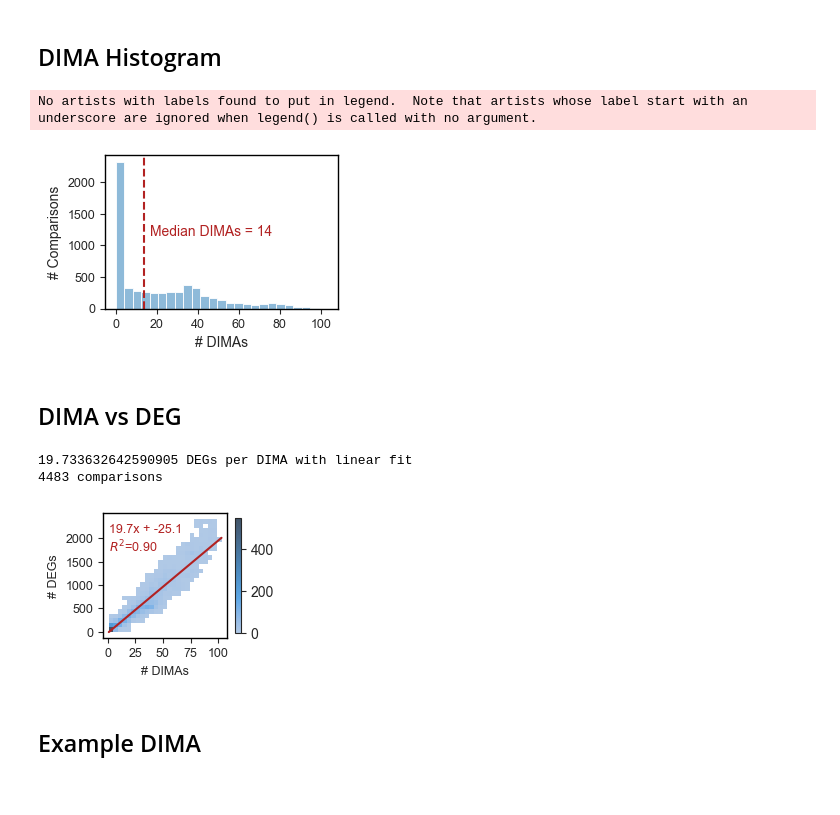
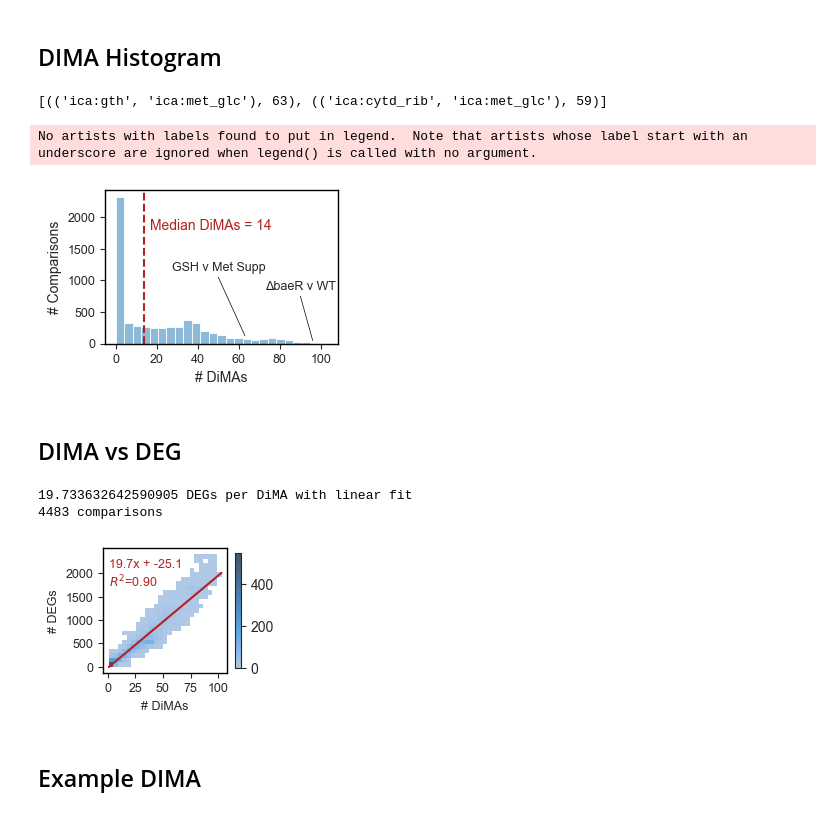
Before and after one commit to SBRG/precise1k, a Jupyter notebook: notebooks/precise1k/fig__investigate_activities.ipynb, the cells around one changed output. Cells and saved outputs as stored; diff of their text form; code cells hidden in the pictures.

```diff
--- a/notebooks/precise1k/fig__investigate_activities.ipynb
+++ b/notebooks/precise1k/fig__investigate_activities.ipynb
@@ -151,29 +151,39 @@ for deg_file in tqdm(os.listdir(DEG_PATH)):
         # only accept adjusted p-values below 0.01 and larger log-fold changes
         sig_deg_df = deg_df[(deg_df['padj'] < 0.01) & (deg_df['log2FoldChange'].abs() > 1.5)]
         cond_pair_to_deg_count[(full_name_1, full_name_2)] = sig_deg_df.shape[0]
+# %%
+[(k, v) for k, v in cond_pair_to_dima_count.items() if v > 50 and ('met' in k[0] or 'met' in k[1])]
+# %% [output]
+[(('ica:gth', 'ica:met_glc'), 63), (('ica:cytd_rib', 'ica:met_glc'), 59)]
 # %%
 _, ax = plt.subplots(figsize=(3, 2))
 
 sns.histplot(cond_pair_to_dima_count.values(), color='steelblue', bins=25, ax=ax)
 
 ax.legend().set_visible(False)
 ax.tick_params(axis='both', labelsize=9)
-ax.set_xlabel('# DIMAs', fontsize=10)
+ax.set_xlabel('# DiMAs', fontsize=10)
 ax.set_ylabel('# Comparisons')
 
 median_dimas = np.median(list(cond_pair_to_dima_count.values()))
 ax.axvline(median_dimas, linestyle='--', color='firebrick')
-ax.text(median_dimas + 2.5, 1160, f'Median DIMAs = {median_dimas:.0f}', color='firebrick', fontsize=10)
+ax.text(median_dimas + 2.5, 1800, f'Median DiMAs = {median_dimas:.0f}', color='firebrick', fontsize=10)
+
+ax.plot((90, 96), (750, 50), linewidth=0.5, color='k')
+ax.text(90, 800, 'ΔbaeR v WT', ha='center', va='bottom', fontsize=9, font='arial', zorder=10)
+
+ax.plot((50, 63), (1050, 125), linewidth=0.5, color='k')
+ax.text(50, 1100, 'GSH v Met Supp', ha='center', va='bottom', fontsize=9, font='arial', zorder=10)
 
 for s in ax.spines.values():
     s.set_color('black')
     s.set_linewidth(1)
 
 plt.savefig(os.path.join(FIG_PATH, 'dimas_histogram.svg'), dpi=400, bbox_inches='tight')
 plt.savefig(os.path.join(FIG_PATH, 'dimas_histogram.png'), dpi=400, bbox_inches='tight')
 # %% [output]
 No artists with labels found to put in legend.  Note that artists whose label start with an underscore are ignored when legend() is called with no argument.
-[figure, old version]
+[figure, new version]
 # %% [markdown]
 ## DIMA vs DEG
 # %%
@@ -189,7 +199,7 @@ y_vals = list(deg_counts_to_use.values())
 
 bestfit = np.poly1d(np.polyfit(x_vals, y_vals, 1))
 r_squared = r2_score(y_vals, bestfit(x_vals))
-print(f'{bestfit.coefficients[0]} DEGs per DIMA with linear fit')
+print(f'{bestfit.coefficients[0]} DEGs per DiMA with linear fit')
 print(f'{len(deg_counts_to_use)} comparisons')
 
 sns.histplot(x=x_vals, y=y_vals,cbar=True,bins=25,
@@ -199,7 +209,7 @@ sns.histplot(x=x_vals, y=y_vals,cbar=True,bins=25,
 ax.tick_params(axis='both', labelsize=9)
 ax.set_yticks(np.arange(0, 2500, 500))
 ax.set_xticks(np.arange(0, 110, 25))
-ax.set_xlabel('# DIMAs', fontsize=9)
+ax.set_xlabel('# DiMAs', fontsize=9)
 ax.set_ylabel('# DEGs', fontsize=9)
 ax.set_aspect(1./ax.get_data_ratio())
 
@@ -213,7 +223,7 @@ for s in ax.spines.values():
 plt.savefig(os.path.join(FIG_PATH, 'dima_v_deg.svg'), dpi=400, bbox_inches='tight')
 plt.savefig(os.path.join(FIG_PATH, 'dima_v_deg.png'), dpi=400, bbox_inches='tight')
 # %% [output]
-19.733632642590905 DEGs per DIMA with linear fit
+19.733632642590905 DEGs per DiMA with linear fit
 4483 comparisons
 [figure]
 # %% [markdown]
```
Also changed, not shown: parts of 5 cells of this notebook, 17 other files.
